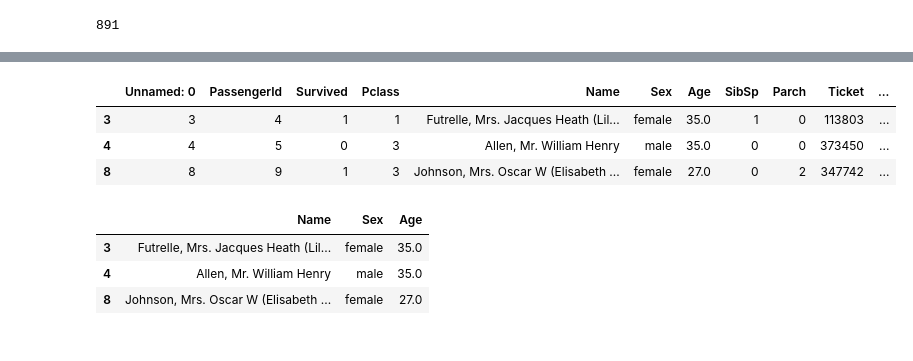
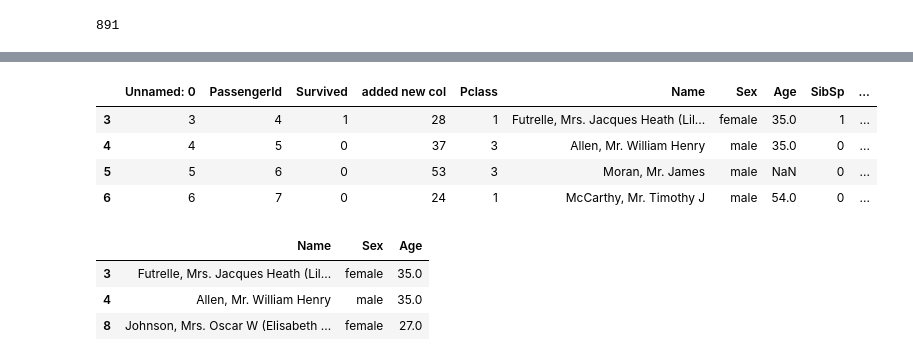
Before and after one commit to HasemMallick/pandas, a Jupyter notebook: basic_Pandas/basic_Pands.ipynb, the cells around one changed output, grey strips where cells are left out. Saved outputs shown, nothing was run; the diff lists cells and outputs as text; code cells hidden in the pictures.

```diff
--- a/basic_Pandas/basic_Pands.ipynb
+++ b/basic_Pandas/basic_Pands.ipynb
@@ -164,12 +184,13 @@ name_sex
 # %%
 # accessing rows by spedifing the rows number with all the columns
-new_coumn_name = df.loc[[3,4,8]]
+new_coumn_name = df.loc[[3,4,5,6]]  # [3,4,5,6] is the row numbers
 new_coumn_name
 # %% [output]
-|  | Unnamed: 0 | PassengerId | Survived | Pclass | Name | Sex | Age | SibSp | Parch | Ticket | ... |
-| 3 | 3 | 4 | 1 | 1 | Futrelle, Mrs. Jacques Heath (Lil... | female | 35.0 | 1 | 0 | 113803 | ... |
-| 4 | 4 | 5 | 0 | 3 | Allen, Mr. William Henry | male | 35.0 | 0 | 0 | 373450 | ... |
-| 8 | 8 | 9 | 1 | 3 | Johnson, Mrs. Oscar W (Elisabeth ... | female | 27.0 | 0 | 2 | 347742 | ... |
+|  | Unnamed: 0 | PassengerId | Survived | added new col | Pclass | Name | Sex | Age | SibSp | ... |
+| 3 | 3 | 4 | 1 | 28 | 1 | Futrelle, Mrs. Jacques Heath (Lil... | female | 35.0 | 1 | ... |
+| 4 | 4 | 5 | 0 | 37 | 3 | Allen, Mr. William Henry | male | 35.0 | 0 | ... |
+| 5 | 5 | 6 | 0 | 53 | 3 | Moran, Mr. James | male | NaN | 0 | ... |
+| 6 | 6 | 7 | 0 | 24 | 1 | McCarthy, Mr. Timothy J | male | 54.0 | 0 | ... |
 # %%
 # accessing rows by specifying rows numbers and specific columns by specifying column name
 new_coumn_name = df.loc[[3,4,8], ['Name', 'Sex', "Age"]]
```
Also changed, not shown: parts of 14 cells of this notebook.
